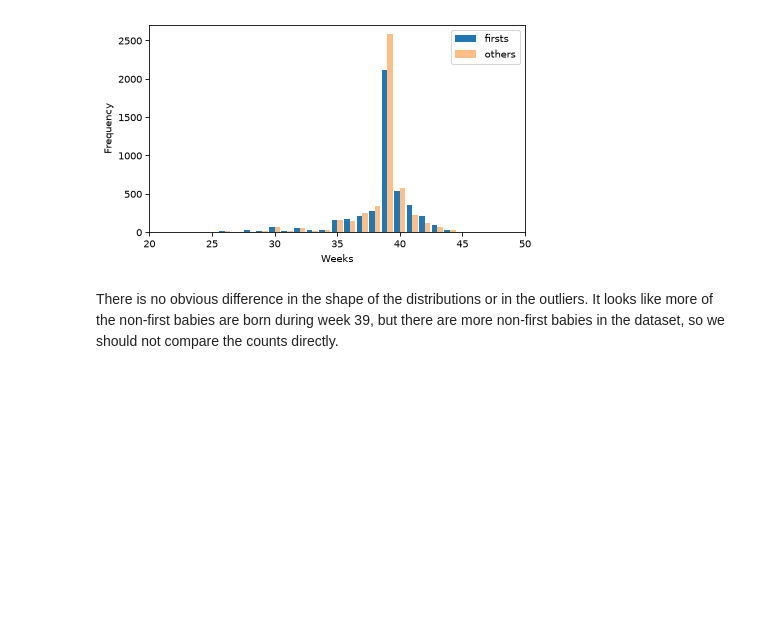
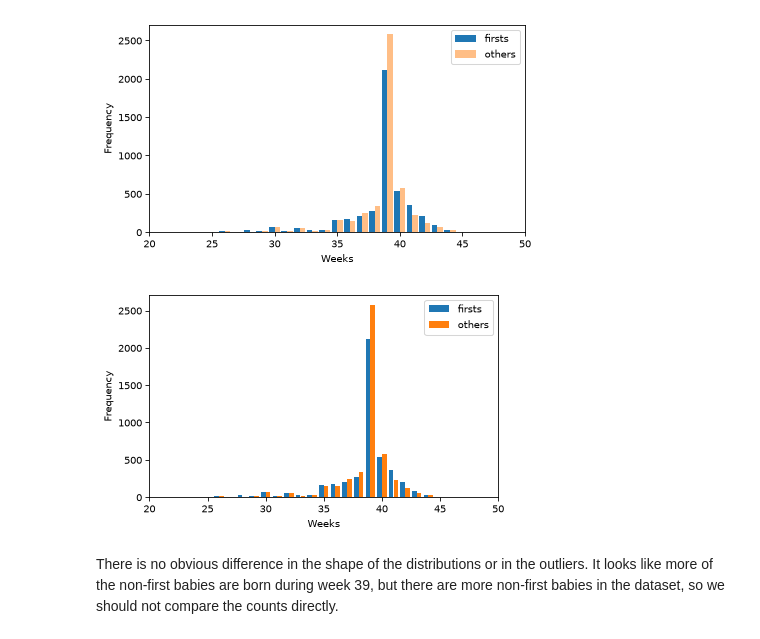
Before and after one commit to valentinissimo/ThinkStats, a Jupyter notebook: my_nb/chap02.ipynb, the cells around one changed output. Drawn from its saved outputs; the diff is of its cells as text; code cells hidden in the pictures; blank space fills up the shorter version.

```diff
--- a/my_nb/chap02.ipynb
+++ b/my_nb/chap02.ipynb
@@ -488,6 +532,23 @@ And make a `FreqTab` of pregnancy lengths for each group.
 # %%
 ftab_first = FreqTab.from_seq(firsts["prglngth"], name="firsts")
 ftab_other = FreqTab.from_seq(others["prglngth"], name="others")
+# %%
+# Valentin
+# My de-abstracting / first-principles implementation
+# Implementation without .query()
+# Refactor
+
+ftab_first2 = (live.loc[live["birthord"] == 1, "prglngth"]
+               .value_counts()
+               .sort_index()
+               .rename("firsts")
+)
+
+ftab_other2 = (live.loc[live["birthord"] != 1, "prglngth"]
+               .value_counts()
+               .sort_index()
+               .rename("others")
+)
 # %% [markdown]
 The following function plots two frequency tables side-by-side.
 # %%
@@ -501,6 +562,39 @@ two_bar_plots(ftab_first, ftab_other)
 decorate(xlabel="Weeks", ylabel="Frequency", xlim=[20, 50])
 # %% [output]
 [figure]
+# %%
+# Valentin
+# My de-abstracting / first-principles implementation
+
+width = 0.4
+
+# By default, a bar is centered on its x-value.
+# Shift the "firsts" bars half a bar width to the left and the
+# "others" bars half a bar width to the right. This places the
+# two bars side-by-side around the same week instead of drawing
+# them on top of each other.
+
+plt.bar(
+    ftab_first2.index - width/2,
+    ftab_first2.values,
+    width=width,
+    label=ftab_first2.name
+)
+
+plt.bar(
+    ftab_other2.index + width/2,
+    ftab_other2.values,
+    width=width,
+    label=ftab_other2.name
+)
+
+plt.xlim(20, 50)
+plt.xlabel("Weeks")
+plt.ylabel("Frequency")
+plt.legend()
+plt.show()
+# %% [output]
+[figure, added]
 # %% [markdown]
 There is no obvious difference in the shape of the distributions or in the outliers.
 It looks like more of the non-first babies are born during week 39, but there are more non-first babies in the dataset, so we should not compare the counts directly.
```
Also changed, not shown: parts of 7 cells of this notebook.
